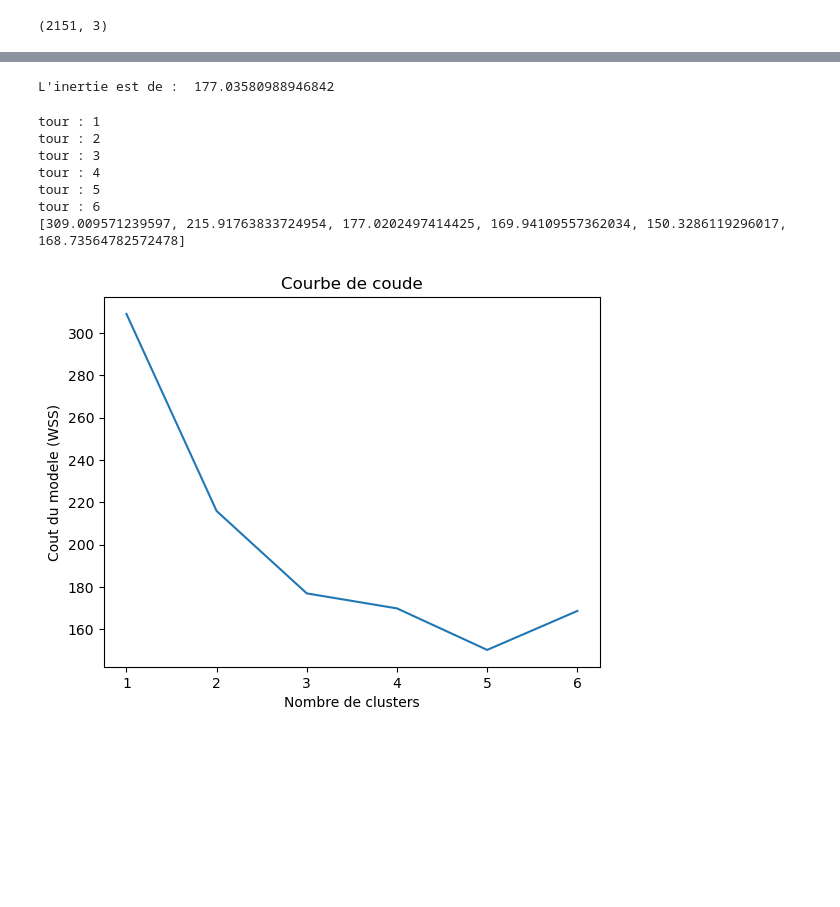
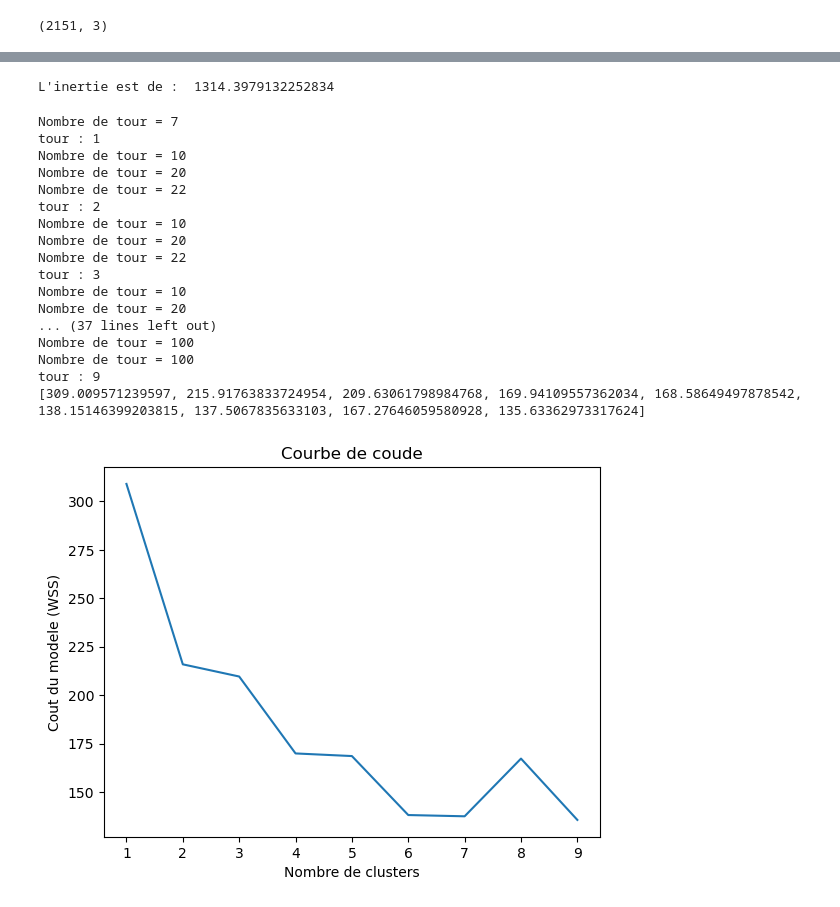
Before and after one commit to Alexis-42/ProjetMcM1, a Jupyter notebook: KMEANS.ipynb, the cells around one changed output, grey strips where cells are left out. Saved outputs shown, nothing was run; the diff lists cells and outputs as text; code cells hidden in the pictures; blank space fills up the shorter version.

```diff
--- a/KMEANS.ipynb
+++ b/KMEANS.ipynb
@@ -362,7 +356,7 @@ def fonc_liste_centroide_le_plus_proche(data, matrice_centroide):
 #liste_centroide_le_plus_proche = fonc_liste_centroide_le_plus_proche(data, matrice_centroide)
 #print("La liste des centroide les plus proches est \n",liste_centroide_le_plus_proche)
 # %%
-def K_Means(data, k):
+def K_Means(data, k, nb_tour=100):
     matrice_centroide = intit_centroide(data, k)
 
     # Calcule la moyenne des points liés aux centroides
@@ -373,7 +367,7 @@ def K_Means(data, k):
     mat2 = []
     cpt = 0
     #print("matrice avant func :\n",matrice_centroide)
-    while(np.array_equal(matrice_centroide, mat2) == False | cpt > 1000):
+    while((np.array_equal(matrice_centroide, mat2) == False) and (cpt < nb_tour)):
         cpt += 1
         mat2 = matrice_centroide.copy()
         for i in range(0,length):
@@ -386,6 +380,10 @@ def K_Means(data, k):
         #print("matrice mat2 :\n",mat2)
         #print("matrice complete :\n",matrice_centroide)
         liste_centroide_le_plus_proche = fonc_liste_centroide_le_plus_proche(data, matrice_centroide)
+        if(cpt%10 == 0):
+            print("Nombre de tour =",cpt)
+
+    print("Nombre de tour =",cpt)
     return liste_centroide_le_plus_proche, matrice_centroide
 
 #liste_centroide_le_plus_proche,matrice_centroide = K_Means(data, k=3)
@@ -420,25 +420,35 @@ def calculate_inertia(data, k):
 
 print("L'inertie est de : ",calculate_inertia(data, 3))
 # %% [output]
-L'inertie est de :  177.03580988946842
+L'inertie est de :  1314.3979132252834
 # %%
 #affichage de la courbe de coude
 inertia = []
-for k in range(1, 7):
+for k in range(1, 10):
     inertia.append(calculate_inertia(data, k))
     print("tour :",k)
 print(inertia)
-plt.plot(range(1, 7), inertia)
+plt.plot(range(1, 10), inertia)
 plt.title('Courbe de coude')
 plt.xlabel('Nombre de clusters')
 plt.ylabel('Cout du modele (WSS)')
 plt.show()
 # %% [output]
+Nombre de tour = 7
 tour : 1
+Nombre de tour = 10
+Nombre de tour = 20
+Nombre de tour = 22
 tour : 2
+Nombre de tour = 10
+Nombre de tour = 20
+Nombre de tour = 22
 tour : 3
-tour : 4
-tour : 5
-tour : 6
-[309.009571239597, 215.91763833724954, 177.0202497414425, 169.94109557362034, 150.3286119296017, 168.73564782572478]
+Nombre de tour = 10
+Nombre de tour = 20
+... (37 lines left out)
+Nombre de tour = 100
+Nombre de tour = 100
+tour : 9
+[309.009571239597, 215.91763833724954, 209.63061798984768, 169.94109557362034, 168.58649497878542, 138.15146399203815, 137.5067835633103, 167.27646059580928, 135.63362973317624]
-[figure, old version]
+[figure, new version]
```
Also changed, not shown: parts of 5 cells of this notebook.
